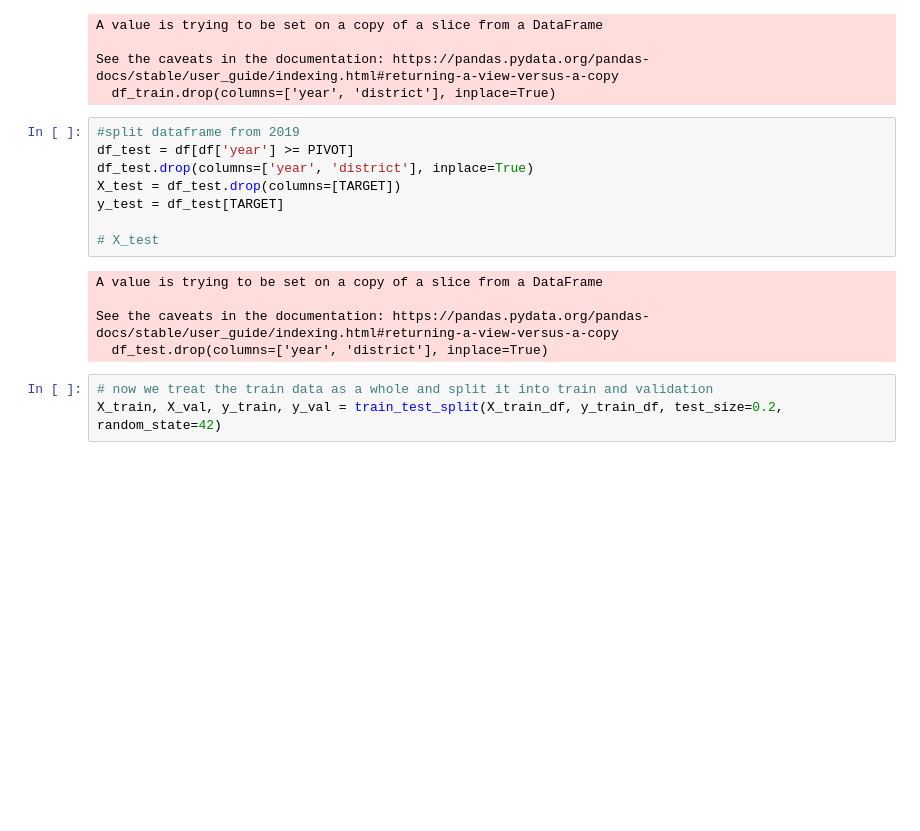
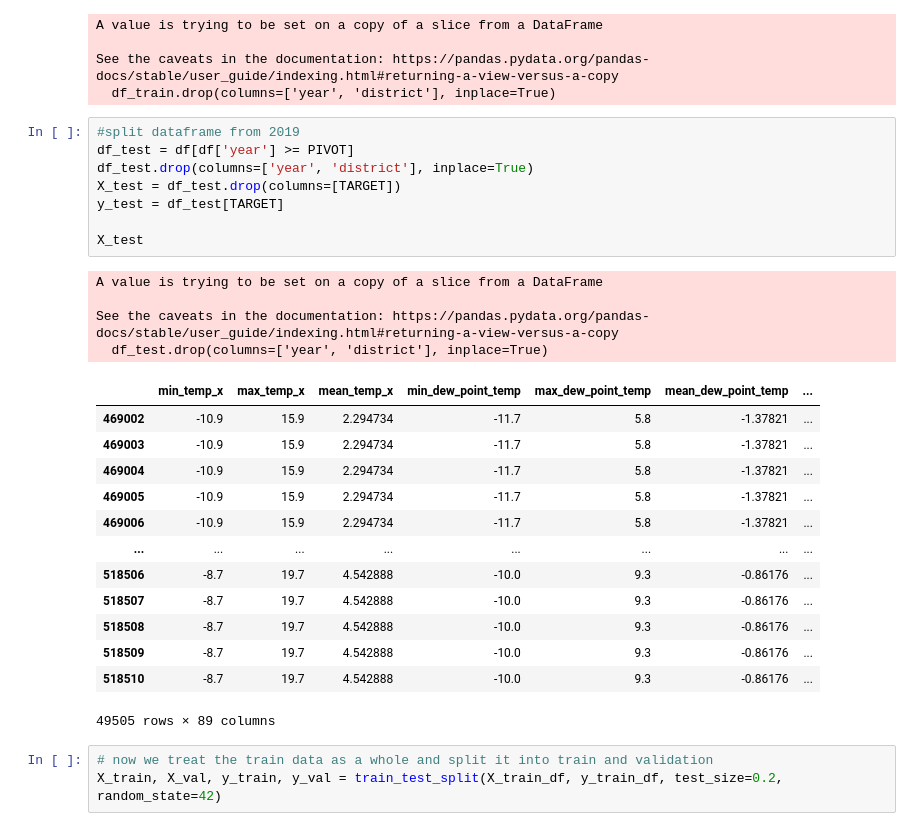
Before and after one commit to ChromaticPanic/CGC_Grain_Outcome_Predictions, a Jupyter notebook: src/Models/MPL_new_data.ipynb, the cells around one changed output. Drawn from its saved outputs; the diff is of its cells as text; blank space fills up the shorter version.

```diff
--- a/src/Models/MPL_new_data.ipynb
+++ b/src/Models/MPL_new_data.ipynb
@@ -119,16 +194,29 @@ See the caveats in the documentation: https://pandas.pydata.org/pandas-docs/stab
 # %%
 #split dataframe from 2019
 df_test = df[df['year'] >= PIVOT]
 df_test.drop(columns=['year', 'district'], inplace=True)
 X_test = df_test.drop(columns=[TARGET])
 y_test = df_test[TARGET]
 
-# X_test
+X_test
 # %% [output]
 A value is trying to be set on a copy of a slice from a DataFrame
 
 See the caveats in the documentation: https://pandas.pydata.org/pandas-docs/stable/user_guide/indexing.html#returning-a-view-versus-a-copy
   df_test.drop(columns=['year', 'district'], inplace=True)
+|  | min_temp_x | max_temp_x | mean_temp_x | min_dew_point_temp | max_dew_point_temp | mean_dew_point_temp | ... |
+| 469002 | -10.9 | 15.9 | 2.294734 | -11.7 | 5.8 | -1.37821 | ... |
+| 469003 | -10.9 | 15.9 | 2.294734 | -11.7 | 5.8 | -1.37821 | ... |
+| 469004 | -10.9 | 15.9 | 2.294734 | -11.7 | 5.8 | -1.37821 | ... |
+| 469005 | -10.9 | 15.9 | 2.294734 | -11.7 | 5.8 | -1.37821 | ... |
+| 469006 | -10.9 | 15.9 | 2.294734 | -11.7 | 5.8 | -1.37821 | ... |
+| ... | ... | ... | ... | ... | ... | ... | ... |
+| 518506 | -8.7 | 19.7 | 4.542888 | -10.0 | 9.3 | -0.86176 | ... |
+| 518507 | -8.7 | 19.7 | 4.542888 | -10.0 | 9.3 | -0.86176 | ... |
+| 518508 | -8.7 | 19.7 | 4.542888 | -10.0 | 9.3 | -0.86176 | ... |
+| 518509 | -8.7 | 19.7 | 4.542888 | -10.0 | 9.3 | -0.86176 | ... |
+| 518510 | -8.7 | 19.7 | 4.542888 | -10.0 | 9.3 | -0.86176 | ... |
+49505 rows × 89 columns
 # %%
 # now we treat the train data as a whole and split it into train and validation
 X_train, X_val, y_train, y_val = train_test_split(X_train_df, y_train_df, test_size=0.2, random_state=42)
```
Also changed, not shown: parts of 23 cells of this notebook.
